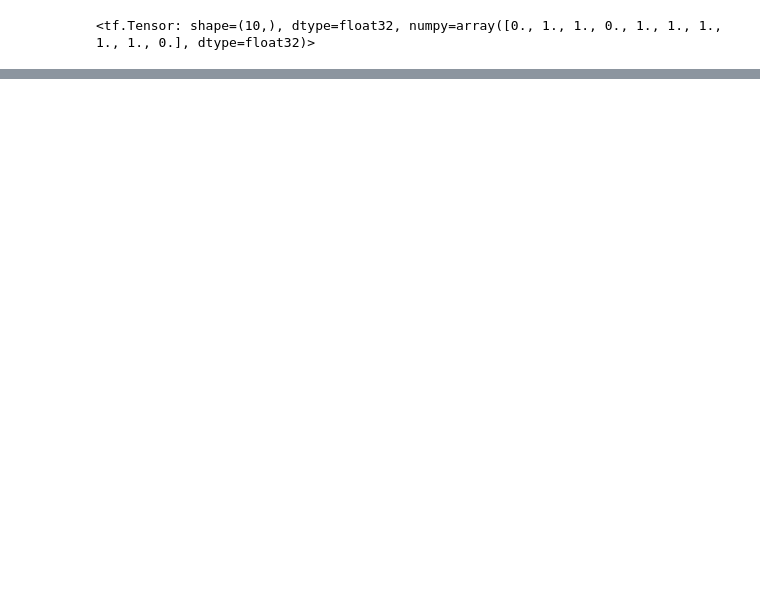
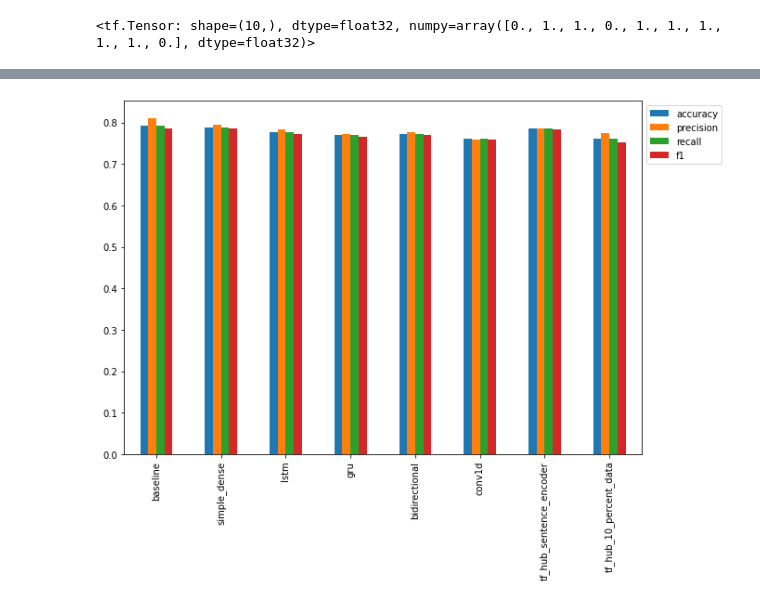
Before and after one commit to Kennedy87670/NLP, a Jupyter notebook: Introduction_to_NLP.ipynb, the cells around one changed output, grey strips where cells are left out. Drawn from its saved outputs; the diff is of its cells as text; code cells hidden in the pictures; blank space fills up the shorter version.

```diff
--- a/Introduction_to_NLP.ipynb
+++ b/Introduction_to_NLP.ipynb
@@ -1166,0 +1268,4 @@ model_6_results
+# %%
+# Convert prediction probabilities to labels
+model_7_preds = tf.squeeze(tf.round(model_7_pred_probs))
+model_7_preds[:10]
@@ -1166,0 +1274,4 @@ model_6_results
+# %%
+# Calculate model results
+model_7_results = calculate_results(val_labels, model_7_preds)
+model_7_results
@@ -1166,0 +1285,12 @@ model_6_results
+# %%
+# Combine model results into a DataFrame
+all_model_results = pd.DataFrame({"baseline": baseline_results,
+                                  "simple_dense": model_1_results,
+                                  "lstm": model_2_results,
+                                  "gru": model_3_results,
+                                  "bidirectional": model_4_results,
+                                  "conv1d": model_5_results,
+                                  "tf_hub_sentence_encoder": model_6_results,
+                                  "tf_hub_10_percent_data": model_7_results})
+all_model_results = all_model_results.transpose()
+all_model_results
@@ -1166,0 +1307,8 @@ model_6_results
+# %%
+# Reduce the accuracy to same scale as other metrics
+all_model_results["accuracy"] = all_model_results["accuracy"]/100
+# %%
+# Plot and compare all of the model results
+all_model_results.plot(kind="bar", figsize=(10, 7)).legend(bbox_to_anchor=(1.0, 1.0));
+# %% [output]
+[figure, added]
```
Also changed, not shown: parts of 68 cells of this notebook.
